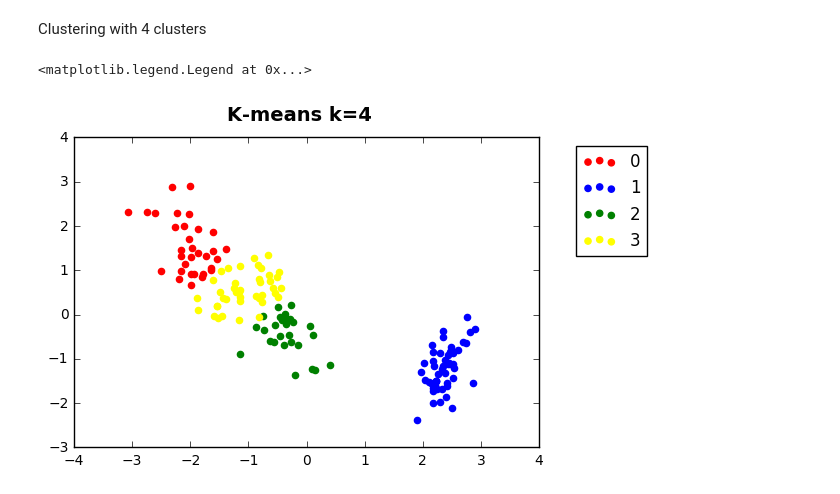
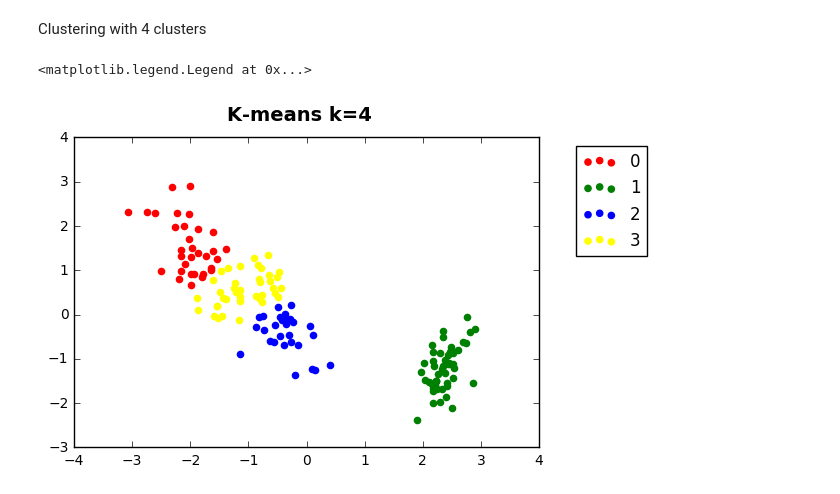
Before and after one commit to rueedlinger/machine-learning-snippets, a Jupyter notebook: unsupervised/clustering/kmeans/clustering_kmeans.ipynb, the cells around one changed output. Drawn from its saved outputs; the diff is of its cells as text; code cells hidden in the pictures.

```diff
--- a/unsupervised/clustering/kmeans/clustering_kmeans.ipynb
+++ b/unsupervised/clustering/kmeans/clustering_kmeans.ipynb
@@ -42,12 +42,15 @@ kmeans = cluster.KMeans(n_clusters=2)
 label = kmeans.fit_predict(iris.data)
 df['label'] = label
 
+color = ['red','green','blue', 'yellow']
+
 fig = plt.figure()
 fig.suptitle('K-means k=2', fontsize=14, fontweight='bold')
 ax = fig.add_subplot(111)
 
-plt.scatter(df[df.label == 0].X, df[df.label == 0].Y, color='red', label='0')
-plt.scatter(df[df.label == 1].X, df[df.label == 1].Y, color='blue', label='1')
+for i, c in enumerate(kmeans.cluster_centers_):
+    plt.scatter(df[df.label == i].X, df[df.label == i].Y, label=i, color=color[i])
+
 
 plt.legend(bbox_to_anchor=(1.25, 1))
 # %% [output]
@@ -64,9 +67,8 @@ fig = plt.figure()
 fig.suptitle('K-means k=3', fontsize=14, fontweight='bold')
 ax = fig.add_subplot(111)
 
-plt.scatter(df[df.label == 0].X, df[df.label == 0].Y, color='red', label='0')
-plt.scatter(df[df.label == 1].X, df[df.label == 1].Y, color='blue', label='1')
-plt.scatter(df[df.label == 2].X, df[df.label == 2].Y, color='green', label='2')
+for i, c in enumerate(kmeans.cluster_centers_):
+    plt.scatter(df[df.label == i].X, df[df.label == i].Y, label=i, color=color[i])
 
 plt.legend(bbox_to_anchor=(1.25, 1))
 # %% [output]
@@ -77,19 +79,17 @@ Clustering with 4 clusters
 # %%
 kmeans = cluster.KMeans(n_clusters=4)
 label = kmeans.fit_predict(iris.data)
 df['label'] = label
 df['label'] = label
 
 fig = plt.figure()
 fig.suptitle('K-means k=4', fontsize=14, fontweight='bold')
 ax = fig.add_subplot(111)
 
-plt.scatter(df[df.label == 0].X, df[df.label == 0].Y, color='red', label='0')
-plt.scatter(df[df.label == 1].X, df[df.label == 1].Y, color='blue', label='1')
-plt.scatter(df[df.label == 2].X, df[df.label == 2].Y, color='green', label='2')
-plt.scatter(df[df.label == 3].X, df[df.label == 3].Y, color='yellow', label='3')
+for i, c in enumerate(kmeans.cluster_centers_):
+    plt.scatter(df[df.label == i].X, df[df.label == i].Y, label=i, color=color[i])
 
 plt.legend(bbox_to_anchor=(1.25, 1))
 # %% [output]
 <matplotlib.legend.Legend at 0x...>
-[figure, old version]
+[figure, new version]
```
Also changed, not shown: parts of 2 cells of this notebook, 1 other file.
